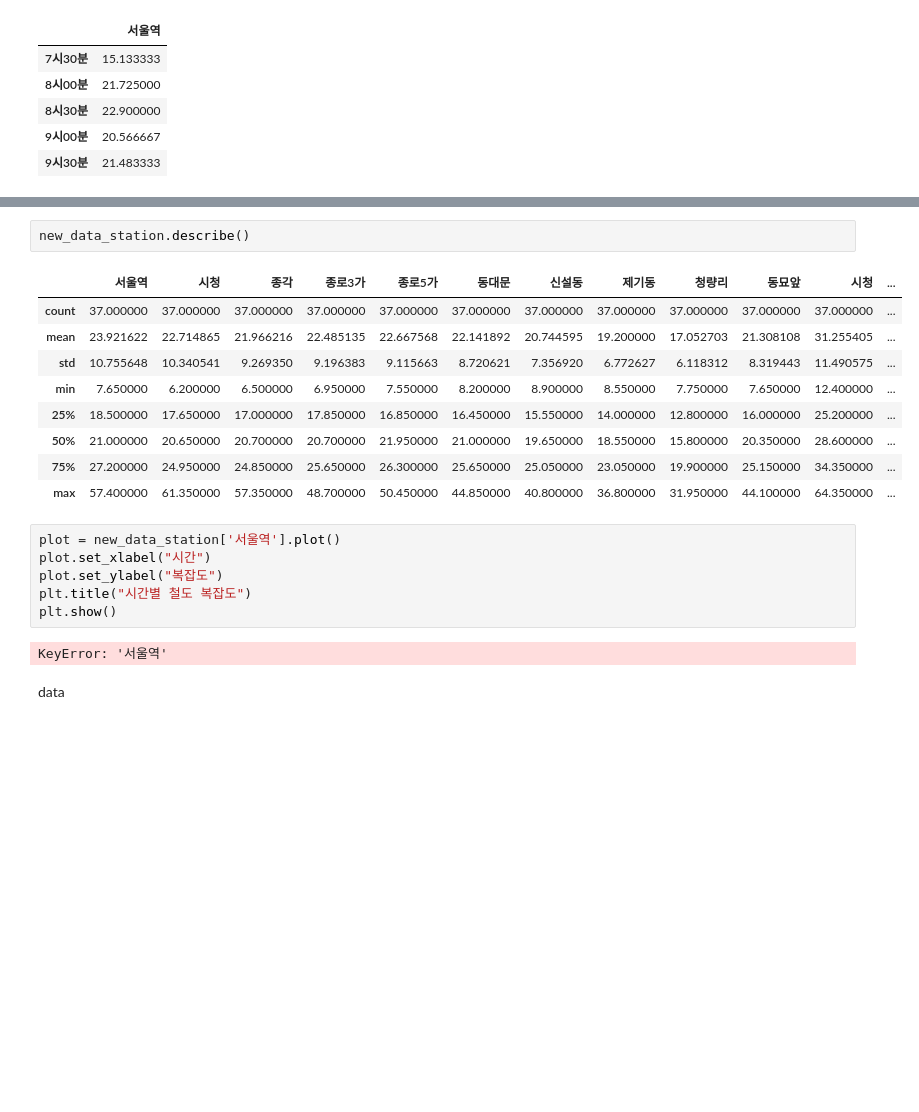
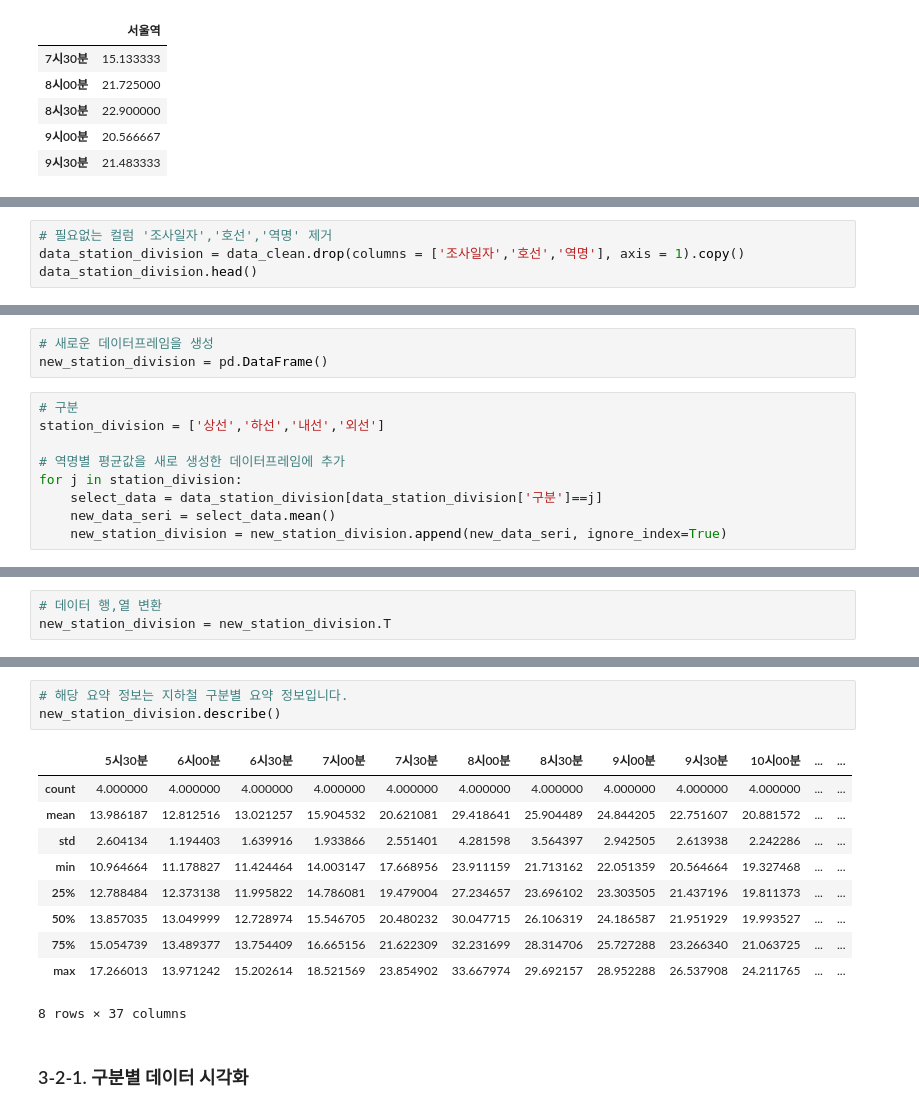
Before and after one commit to ikohong88/Seoul_subway_complex, a Jupyter notebook: 서울지하철 복잡도 분석.ipynb, the cells around one changed output, grey strips where cells are left out. Drawn from its saved outputs; the diff is of its cells as text; blank space fills up the shorter version.

```diff
--- a/서울지하철 복잡도 분석.ipynb
+++ b/서울지하철 복잡도 분석.ipynb
@@ -300,0 +326,4 @@ new_data_station.head()
+# %%
+# 필요없는 컬럼 '조사일자','호선','역명' 제거
+data_station_division = data_clean.drop(columns = ['조사일자','호선','역명'], axis = 1).copy()
+data_station_division.head()
@@ -300,0 +338,12 @@ new_data_station.head()
+# %%
+# 새로운 데이터프레임을 생성
+new_station_division = pd.DataFrame()
+# %%
+# 구분
+station_division = ['상선','하선','내선','외선']
+
+# 역명별 평균값을 새로 생성한 데이터프레임에 추가
+for j in station_division:
+    select_data = data_station_division[data_station_division['구분']==j]
+    new_data_seri = select_data.mean()
+    new_station_division = new_station_division.append(new_data_seri, ignore_index=True)
@@ -300,0 +359,3 @@ new_data_station.head()
+# %%
+# 데이터 행,열 변환
+new_station_division = new_station_division.T
@@ -301,22 +385,16 @@ new_data_station.head()
 # %%
-new_data_station.describe()
+# 해당 요약 정보는 지하철 구분별 요약 정보입니다.
+new_station_division.describe()
 # %% [output]
-|  | 서울역 | 시청 | 종각 | 종로3가 | 종로5가 | 동대문 | 신설동 | 제기동 | 청량리 | 동묘앞 | 시청 | ... |
-| count | 37.000000 | 37.000000 | 37.000000 | 37.000000 | 37.000000 | 37.000000 | 37.000000 | 37.000000 | 37.000000 | 37.000000 | 37.000000 | ... |
-| mean | 23.921622 | 22.714865 | 21.966216 | 22.485135 | 22.667568 | 22.141892 | 20.744595 | 19.200000 | 17.052703 | 21.308108 | 31.255405 | ... |
-| std | 10.755648 | 10.340541 | 9.269350 | 9.196383 | 9.115663 | 8.720621 | 7.356920 | 6.772627 | 6.118312 | 8.319443 | 11.490575 | ... |
-| min | 7.650000 | 6.200000 | 6.500000 | 6.950000 | 7.550000 | 8.200000 | 8.900000 | 8.550000 | 7.750000 | 7.650000 | 12.400000 | ... |
-| 25% | 18.500000 | 17.650000 | 17.000000 | 17.850000 | 16.850000 | 16.450000 | 15.550000 | 14.000000 | 12.800000 | 16.000000 | 25.200000 | ... |
-| 50% | 21.000000 | 20.650000 | 20.700000 | 20.700000 | 21.950000 | 21.000000 | 19.650000 | 18.550000 | 15.800000 | 20.350000 | 28.600000 | ... |
-| 75% | 27.200000 | 24.950000 | 24.850000 | 25.650000 | 26.300000 | 25.650000 | 25.050000 | 23.050000 | 19.900000 | 25.150000 | 34.350000 | ... |
-| max | 57.400000 | 61.350000 | 57.350000 | 48.700000 | 50.450000 | 44.850000 | 40.800000 | 36.800000 | 31.950000 | 44.100000 | 64.350000 | ... |
+|  | 5시30분 | 6시00분 | 6시30분 | 7시00분 | 7시30분 | 8시00분 | 8시30분 | 9시00분 | 9시30분 | 10시00분 | ... | ... |
+| count | 4.000000 | 4.000000 | 4.000000 | 4.000000 | 4.000000 | 4.000000 | 4.000000 | 4.000000 | 4.000000 | 4.000000 | ... | ... |
+| mean | 13.986187 | 12.812516 | 13.021257 | 15.904532 | 20.621081 | 29.418641 | 25.904489 | 24.844205 | 22.751607 | 20.881572 | ... | ... |
+| std | 2.604134 | 1.194403 | 1.639916 | 1.933866 | 2.551401 | 4.281598 | 3.564397 | 2.942505 | 2.613938 | 2.242286 | ... | ... |
+| min | 10.964664 | 11.178827 | 11.424464 | 14.003147 | 17.668956 | 23.911159 | 21.713162 | 22.051359 | 20.564664 | 19.327468 | ... | ... |
+| 25% | 12.788484 | 12.373138 | 11.995822 | 14.786081 | 19.479004 | 27.234657 | 23.696102 | 23.303505 | 21.437196 | 19.811373 | ... | ... |
+| 50% | 13.857035 | 13.049999 | 12.728974 | 15.546705 | 20.480232 | 30.047715 | 26.106319 | 24.186587 | 21.951929 | 19.993527 | ... | ... |
+| 75% | 15.054739 | 13.489377 | 13.754409 | 16.665156 | 21.622309 | 32.231699 | 28.314706 | 25.727288 | 23.266340 | 21.063725 | ... | ... |
+| max | 17.266013 | 13.971242 | 15.202614 | 18.521569 | 23.854902 | 33.667974 | 29.692157 | 28.952288 | 26.537908 | 24.211765 | ... | ... |
+8 rows × 37 columns
-# %%
-plot = new_data_station['서울역'].plot()
-plot.set_xlabel("시간")
-plot.set_ylabel("복잡도")
-plt.title("시간별 철도 복잡도")
-plt.show()
-# %% [output]
-KeyError: '서울역'
-# %% [markdown]
-data
+# %% [markdown]
+### 3-2-1. 구분별 데이터 시각화
```
Also changed, not shown: parts of 98 cells of this notebook.
